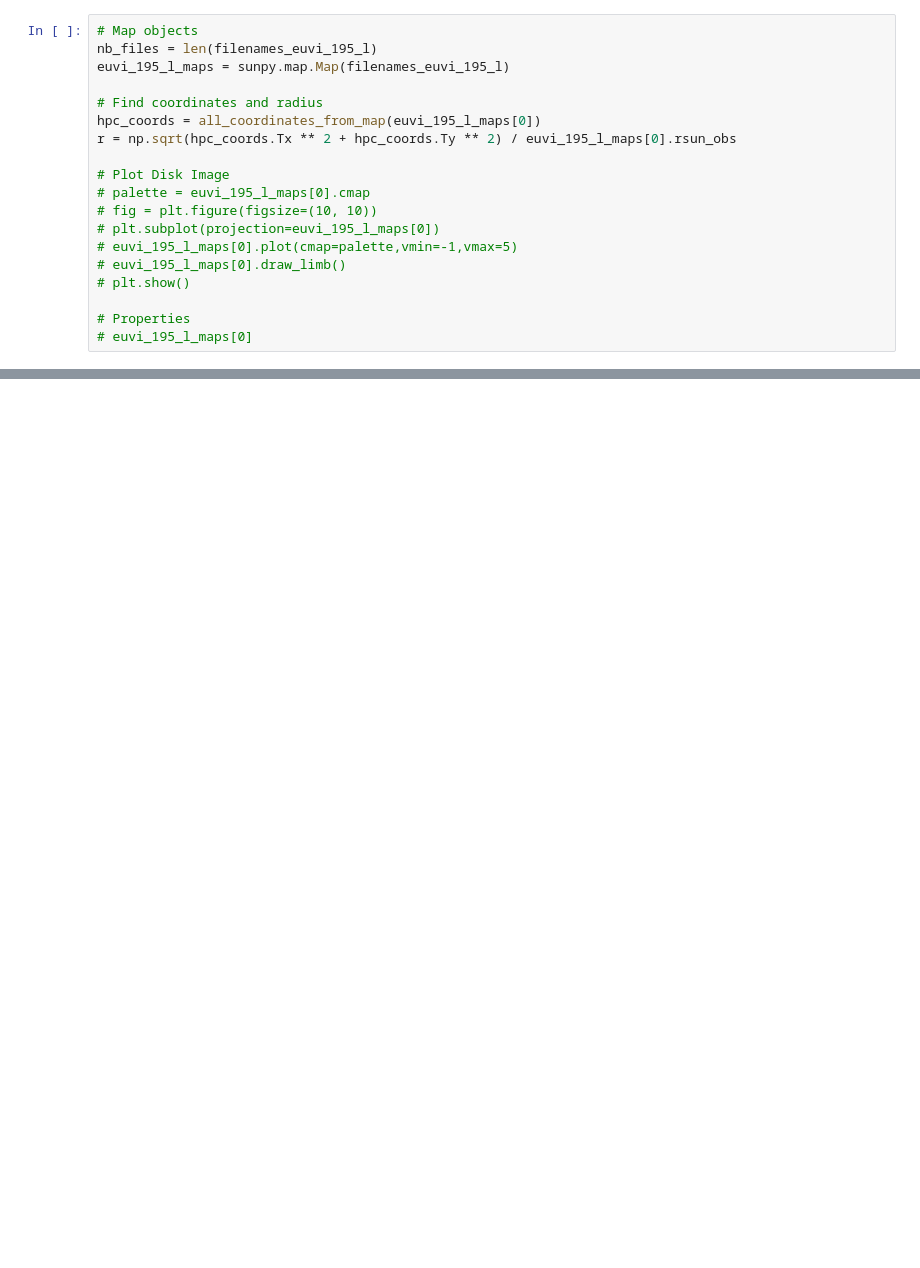
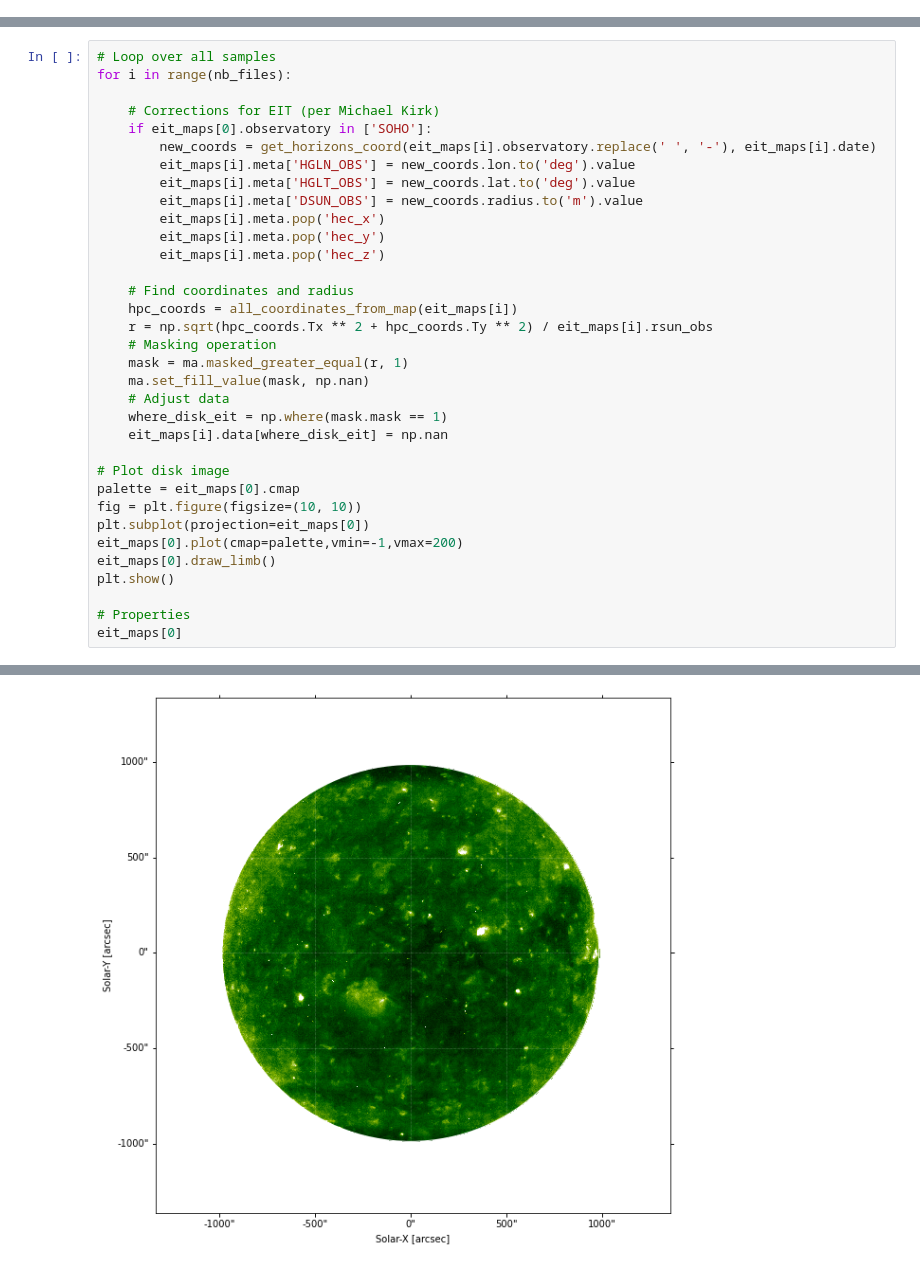
Before and after one commit to heliohackweek/Tremblay, a Jupyter notebook: data_preparation/steps_data_preparation.ipynb, the cells around one changed output, grey strips where cells are left out. Saved outputs shown, nothing was run; the diff lists cells and outputs as text; blank space fills up the shorter version.

```diff
--- a/data_preparation/steps_data_preparation.ipynb
+++ b/data_preparation/steps_data_preparation.ipynb
@@ -84,19 +0,0 @@ __STEREO EUVI Data at 195 Å__
-# %%
-# Map objects
-nb_files = len(filenames_euvi_195_l)
-euvi_195_l_maps = sunpy.map.Map(filenames_euvi_195_l)
-
-# Find coordinates and radius
-hpc_coords = all_coordinates_from_map(euvi_195_l_maps[0])
-r = np.sqrt(hpc_coords.Tx ** 2 + hpc_coords.Ty ** 2) / euvi_195_l_maps[0].rsun_obs
-
-# Plot Disk Image
-# palette = euvi_195_l_maps[0].cmap
-# fig = plt.figure(figsize=(10, 10))
-# plt.subplot(projection=euvi_195_l_maps[0])
-# euvi_195_l_maps[0].plot(cmap=palette,vmin=-1,vmax=5)
-# euvi_195_l_maps[0].draw_limb()
-# plt.show()
-
-# Properties
-# euvi_195_l_maps[0]
@@ -1379,0 +246,35 @@ EUVIR Min=3.547597771103028e-10, Max=27.631696701049805
+# %%
+# Loop over all samples
+for i in range(nb_files):
+
+    # Corrections for EIT (per Michael Kirk)
+    if eit_maps[0].observatory in ['SOHO']:
+        new_coords = get_horizons_coord(eit_maps[i].observatory.replace(' ', '-'), eit_maps[i].date)
+        eit_maps[i].meta['HGLN_OBS'] = new_coords.lon.to('deg').value
+        eit_maps[i].meta['HGLT_OBS'] = new_coords.lat.to('deg').value
+        eit_maps[i].meta['DSUN_OBS'] = new_coords.radius.to('m').value
+        eit_maps[i].meta.pop('hec_x')
+        eit_maps[i].meta.pop('hec_y')
+        eit_maps[i].meta.pop('hec_z')
+
+    # Find coordinates and radius
+    hpc_coords = all_coordinates_from_map(eit_maps[i])
+    r = np.sqrt(hpc_coords.Tx ** 2 + hpc_coords.Ty ** 2) / eit_maps[i].rsun_obs
+    # Masking operation
+    mask = ma.masked_greater_equal(r, 1)
+    ma.set_fill_value(mask, np.nan)
+    # Adjust data
+    where_disk_eit = np.where(mask.mask == 1)
+    eit_maps[i].data[where_disk_eit] = np.nan
+
+# Plot disk image
+palette = eit_maps[0].cmap
+fig = plt.figure(figsize=(10, 10))
+plt.subplot(projection=eit_maps[0])
+eit_maps[0].plot(cmap=palette,vmin=-1,vmax=200)
+eit_maps[0].draw_limb()
+plt.show()
+
+# Properties
+eit_maps[0]
+# %% [output]
@@ -1379,0 +289 @@ EUVIR Min=3.547597771103028e-10, Max=27.631696701049805
+[figure, added]
```
Also changed, not shown: parts of 51 cells of this notebook.
